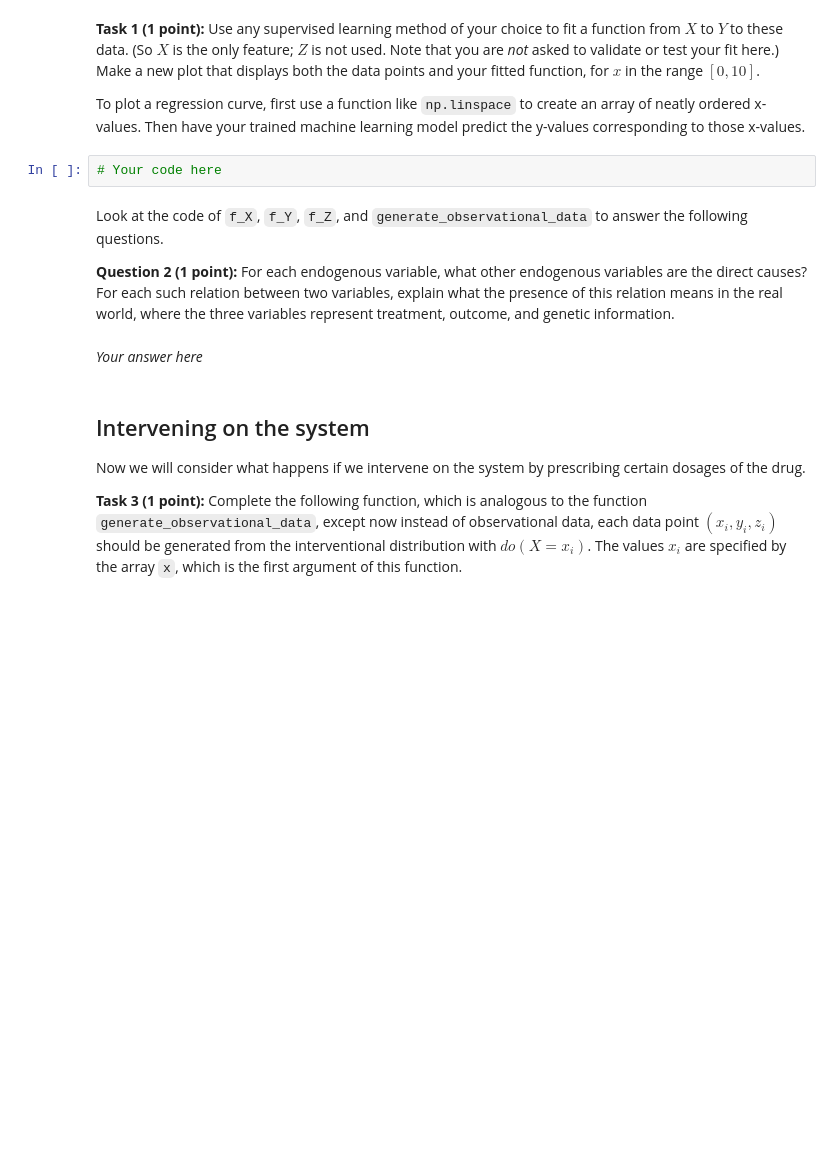
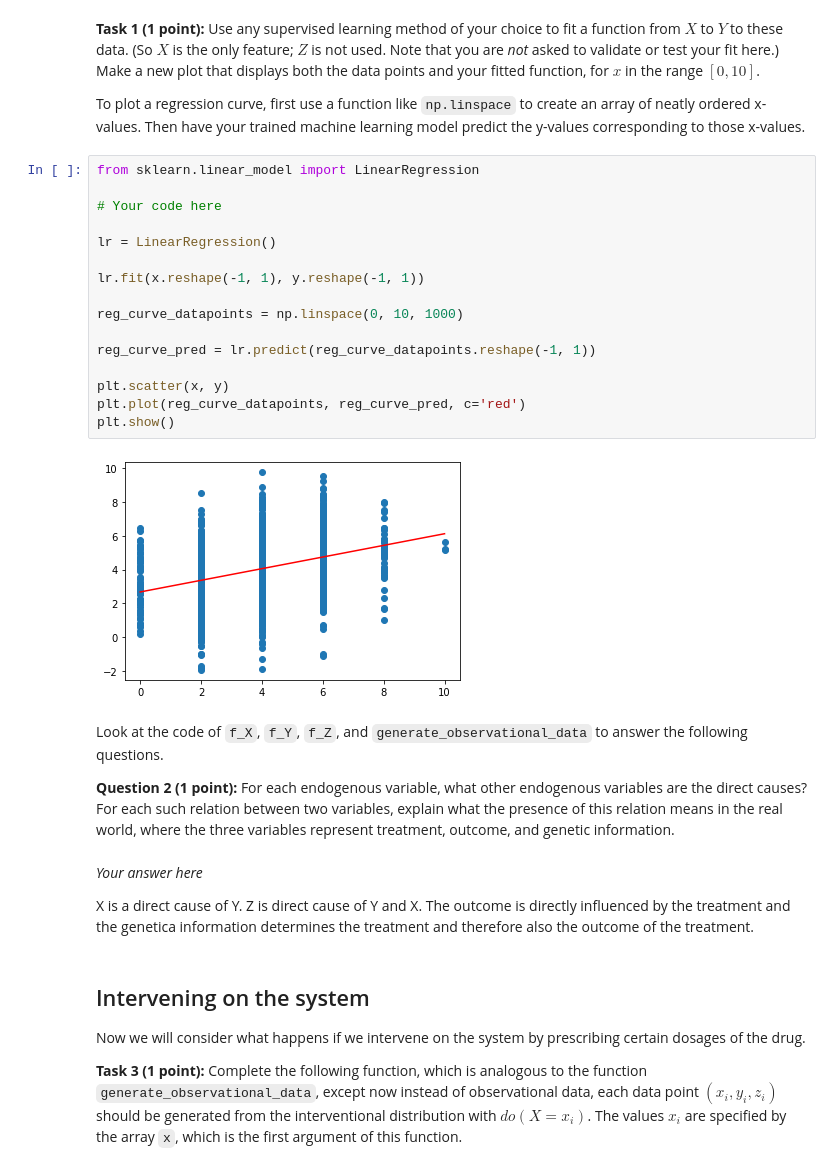
Before and after one commit to DatSplit/AML_Universiteit_Utrecht, a Jupyter notebook: Assignment 3/AML_assignment3.ipynb, the cells around one changed output. Cells and saved outputs as stored; diff of their text form; blank space fills up the shorter version.

```diff
--- a/Assignment 3/AML_assignment3.ipynb
+++ b/Assignment 3/AML_assignment3.ipynb
@@ -62,14 +62,32 @@ plt.show()
 
 
 To plot a regression curve, first use a function like `np.linspace` to create an array of neatly ordered x-values. Then have your trained machine learning model predict the y-values corresponding to those x-values.
-# %%
-# Your code here
+# %%
+from sklearn.linear_model import LinearRegression
+
+# Your code here
+
+lr = LinearRegression()
+
+lr.fit(x.reshape(-1, 1), y.reshape(-1, 1))
+
+reg_curve_datapoints = np.linspace(0, 10, 1000)
+
+reg_curve_pred = lr.predict(reg_curve_datapoints.reshape(-1, 1))
+
+plt.scatter(x, y)
+plt.plot(reg_curve_datapoints, reg_curve_pred, c='red')
+plt.show()
+# %% [output]
+[figure, added]
 # %% [markdown]
 Look at the code of `f_X`, `f_Y`, `f_Z`, and `generate_observational_data` to answer the following questions.
 
 **Question 2 (1 point):** For each endogenous variable, what other endogenous variables are the direct causes? For each such relation between two variables, explain what the presence of this relation means in the real world, where the three variables represent treatment, outcome, and genetic information.
-# %% [markdown]
-*Your answer here*
+# %% [markdown]
+*Your answer here*
+
+X is a direct cause of Y. Z is direct cause of Y and X. The outcome is directly influenced by the treatment and the genetica information determines the treatment and therefore also the outcome of the treatment.
 # %% [markdown]
 ## Intervening on the system
 
```
Also changed, not shown: parts of 12 cells of this notebook.
